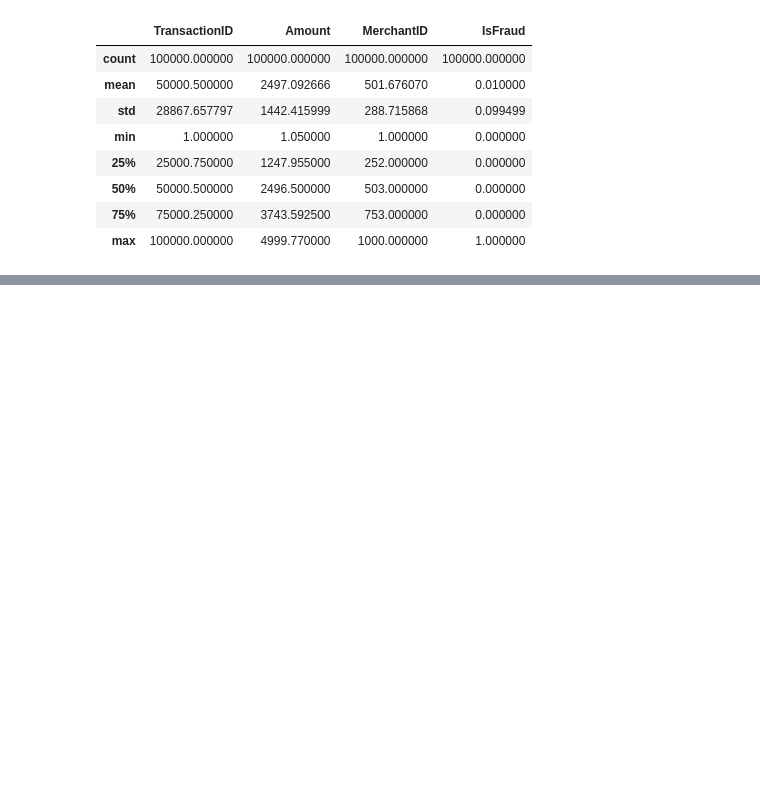
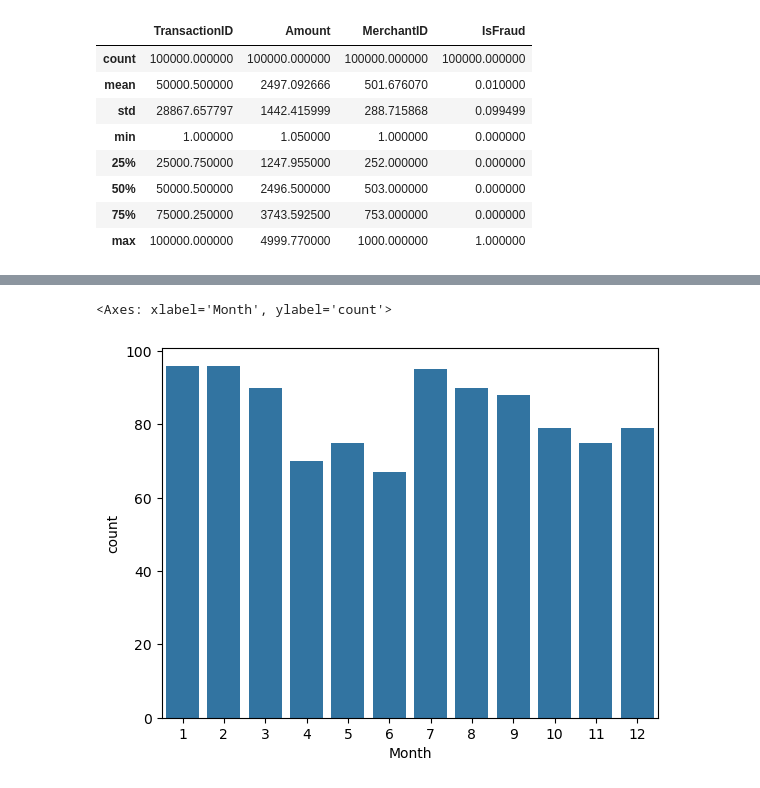
Before and after one commit to dalgurnawi/machine_learning, a Jupyter notebook: fraud_data.ipynb, the cells around one changed output, grey strips where cells are left out. Drawn from its saved outputs; the diff is of its cells as text; code cells hidden in the pictures; blank space fills up the shorter version.

```diff
--- a/fraud_data.ipynb
+++ b/fraud_data.ipynb
@@ -140,0 +234,3 @@ cities
+# %%
+fraud_df = df[df['IsFraud']==1]
+fraud_df
@@ -140,0 +251,4 @@ cities
+# %%
+fraud_df['Month'] = fraud_df['Month'].astype(int)
+fraud_df['Day'] = fraud_df['Day'].astype(int)
+fraud_df['Hour'] = fraud_df['Hour'].astype(int)
@@ -140,0 +271,5 @@ cities
+# %%
+sn.countplot(fraud_df, x='Month')
+# %% [output]
+<Axes: xlabel='Month', ylabel='count'>
+[figure, added]
```
Also changed, not shown: parts of 37 cells of this notebook, 2 other files.
